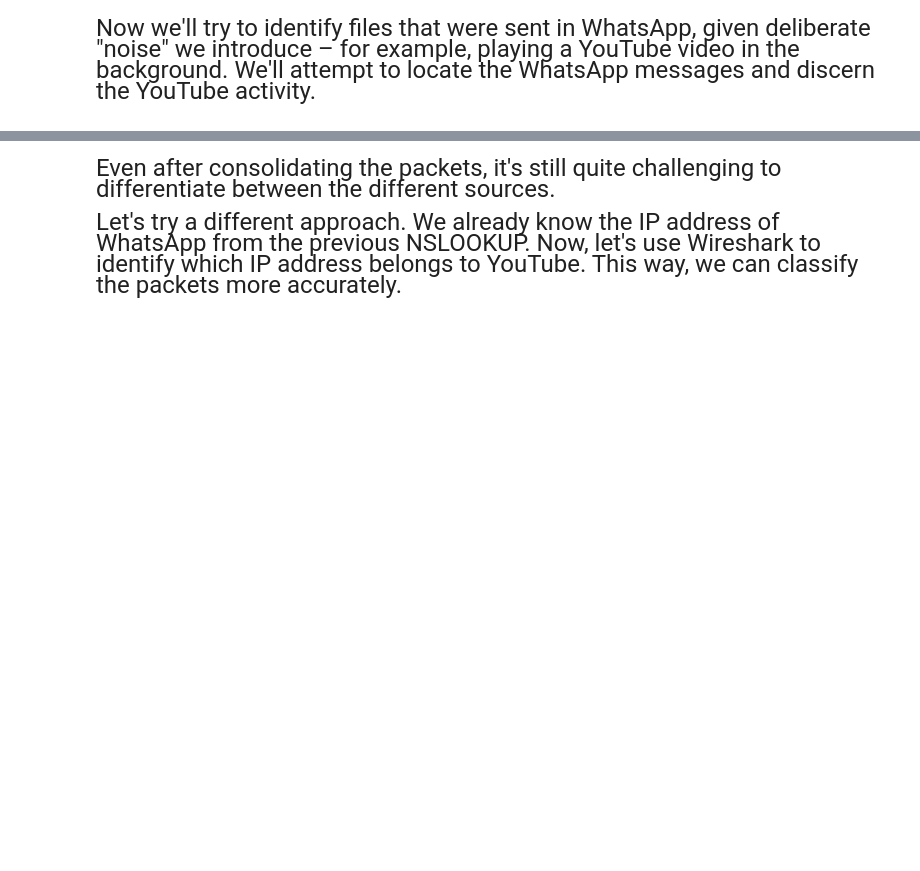
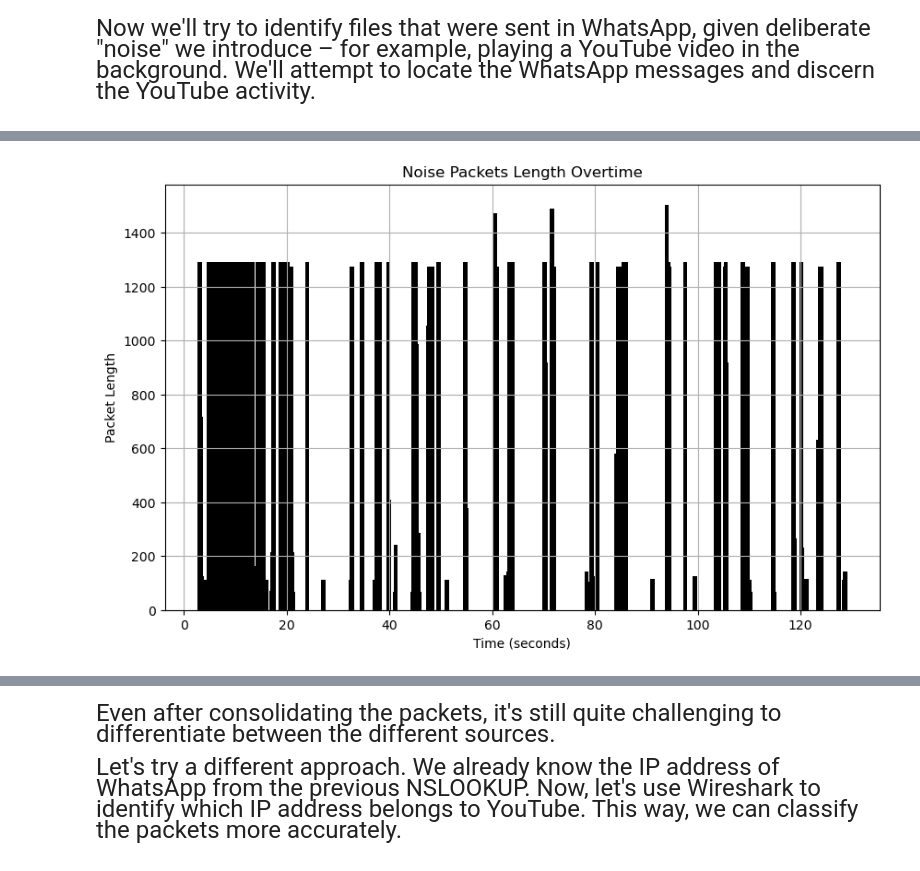
Before and after one commit to Kfirul/Computer_Networks_Final_Project, a Jupyter notebook: Computers Network.ipynb, the cells around one changed output, grey strips where cells are left out. Saved outputs shown, nothing was run; the diff lists cells and outputs as text; code cells hidden in the pictures; blank space fills up the shorter version.

```diff
--- a/Computers Network.ipynb
+++ b/Computers Network.ipynb
@@ -921,0 +894,4 @@ plt.show()
+# %%
+create_packet_length_bar_graph(data_Noise, 'Time (seconds)', 'Packet Length', 'Noise Packets Length Overtime', color='black')
+# %% [output]
+[figure, added]
```
Also changed, not shown: parts of 102 cells of this notebook, 1 other file.
